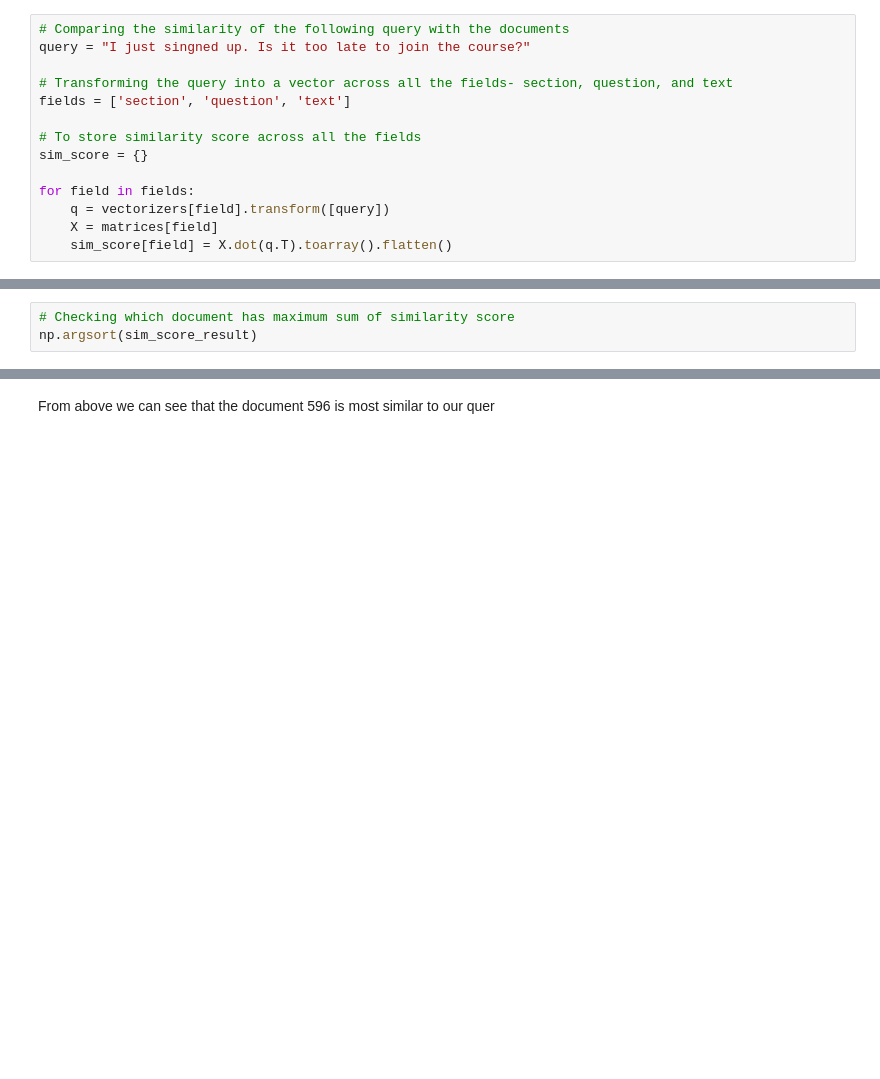
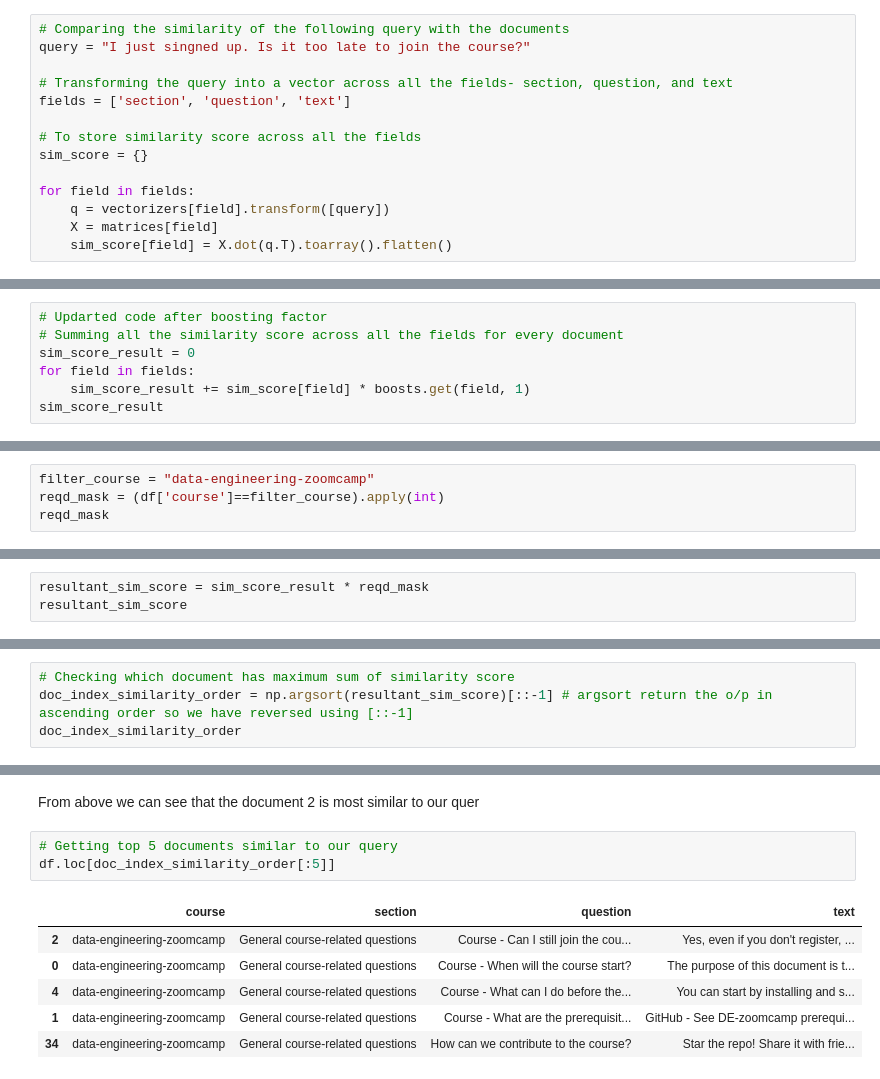
Before and after one commit to vaibhavcodes/LLM_RAG, a Jupyter notebook: Part_01/SearchEngine_Implementation.ipynb, the cells around one changed output, grey strips where cells are left out. Drawn from its saved outputs; the diff is of its cells as text; blank space fills up the shorter version.

```diff
--- a/Part_01/SearchEngine_Implementation.ipynb
+++ b/Part_01/SearchEngine_Implementation.ipynb
@@ -382,0 +394,7 @@ array([1.20940803, 1.02333617, 1.23874361, ..., 0.        , 0.        ,
+# %%
+# Updarted code after boosting factor
+# Summing all the similarity score across all the fields for every document
+sim_score_result = 0
+for field in fields:
+    sim_score_result += sim_score[field] * boosts.get(field, 1)
+sim_score_result
@@ -382,0 +424,4 @@ array([1.20940803, 1.02333617, 1.23874361, ..., 0.        , 0.        ,
+# %%
+filter_course = "data-engineering-zoomcamp"
+reqd_mask = (df['course']==filter_course).apply(int)
+reqd_mask
@@ -382,0 +447,3 @@ array([1.20940803, 1.02333617, 1.23874361, ..., 0.        , 0.        ,
+# %%
+resultant_sim_score = sim_score_result * reqd_mask
+resultant_sim_score
@@ -383,4 +463,5 @@ array([1.20940803, 1.02333617, 1.23874361, ..., 0.        , 0.        ,
 # %%
 # Checking which document has maximum sum of similarity score
-np.argsort(sim_score_result)
+doc_index_similarity_order = np.argsort(resultant_sim_score)[::-1] # argsort return the o/p in ascending order so we have reversed using [::-1]
+doc_index_similarity_order
 # %% [output]
@@ -388,2 +480,12 @@ array([596, 580, 579, ...,   2, 819, 455])
 # %% [markdown]
-From above we can see that the document 596 is most similar to our quer
+From above we can see that the document 2 is most similar to our quer
+# %%
+# Getting top 5 documents similar to our query
+df.loc[doc_index_similarity_order[:5]]
+# %% [output]
+|  | course | section | question | text |
+| 2 | data-engineering-zoomcamp | General course-related questions | Course - Can I still join the cou... | Yes, even if you don't register, ... |
+| 0 | data-engineering-zoomcamp | General course-related questions | Course - When will the course start? | The purpose of this document is t... |
+| 4 | data-engineering-zoomcamp | General course-related questions | Course - What can I do before the... | You can start by installing and s... |
+| 1 | data-engineering-zoomcamp | General course-related questions | Course - What are the prerequisit... | GitHub - See DE-zoomcamp prerequi... |
+| 34 | data-engineering-zoomcamp | General course-related questions | How can we contribute to the course? | Star the repo! Share it with frie... |
```
Also changed, not shown: parts of 14 cells of this notebook, 1 other file.
